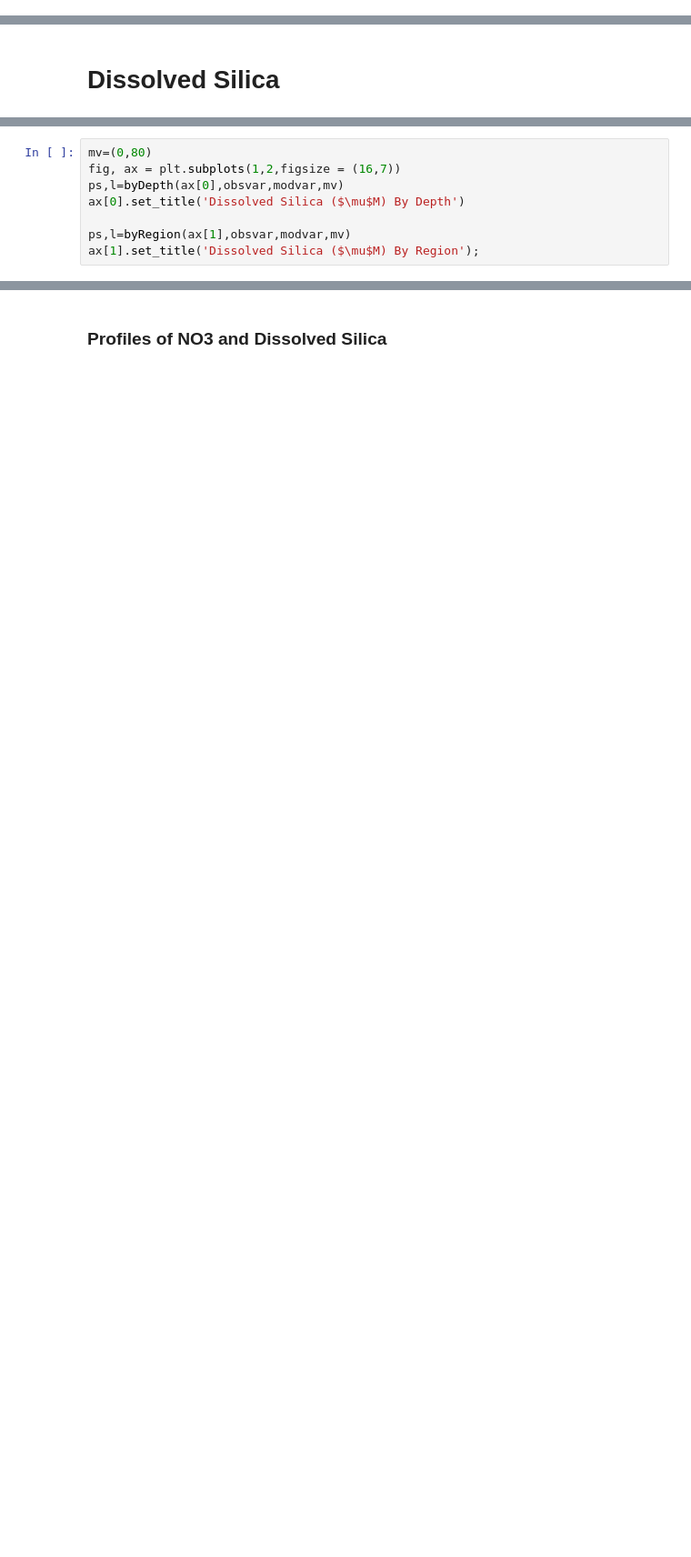
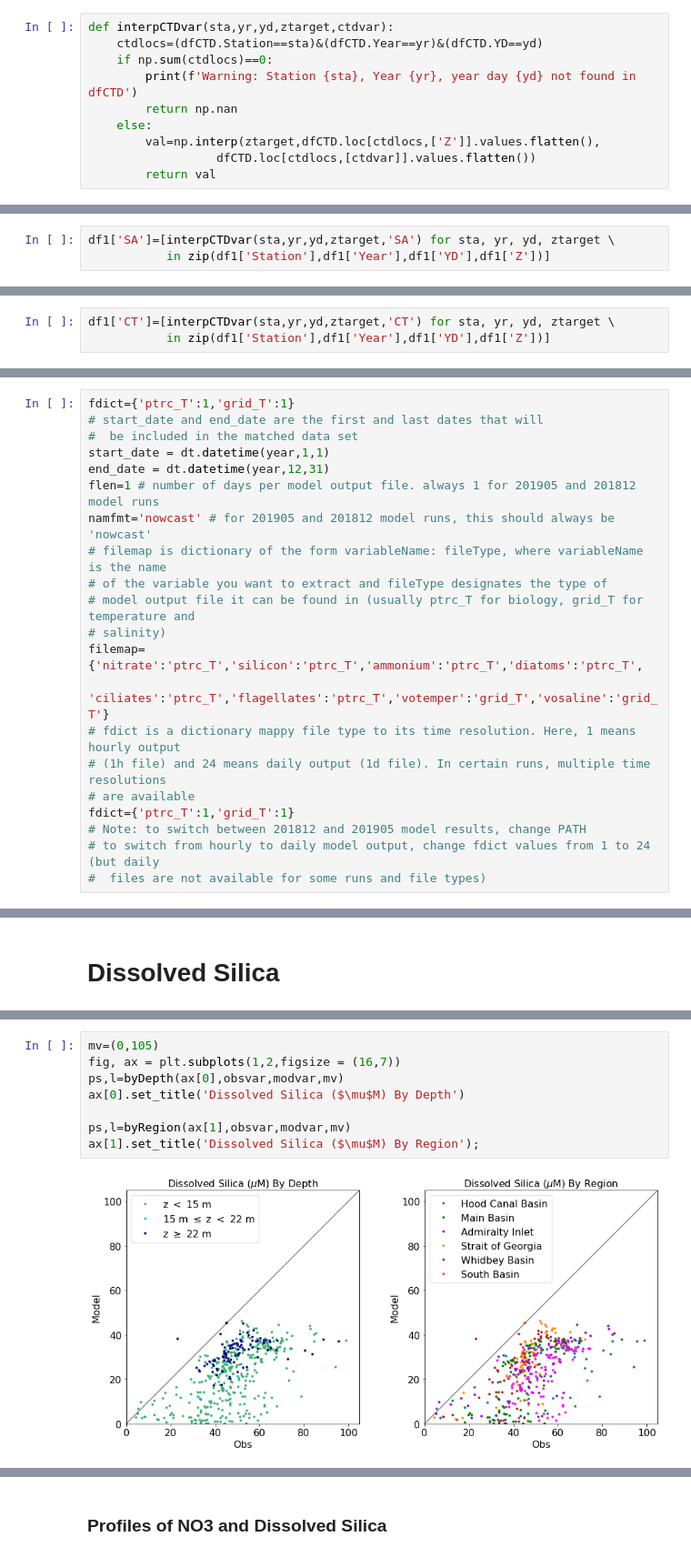
Before and after one commit to SalishSeaCast/analysis-elise-2, a Jupyter notebook: notebooks/bioTuning/HC1905-varvar/Puget_WADE_Example_2009.ipynb, the cells around one changed output, grey strips where cells are left out. Shown at 91% size. Cells and saved outputs as stored; diff of their text form; blank space fills up the shorter version.

```diff
--- a/notebooks/bioTuning/HC1905-varvar/Puget_WADE_Example_2009.ipynb
+++ b/notebooks/bioTuning/HC1905-varvar/Puget_WADE_Example_2009.ipynb
@@ -102,0 +168,10 @@ df1.groupby('Basin')['NO23'].count()
+# %%
+def interpCTDvar(sta,yr,yd,ztarget,ctdvar):
+    ctdlocs=(dfCTD.Station==sta)&(dfCTD.Year==yr)&(dfCTD.YD==yd)
+    if np.sum(ctdlocs)==0:
+        print(f'Warning: Station {sta}, Year {yr}, year day {yd} not found in dfCTD')
+        return np.nan
+    else:
+        val=np.interp(ztarget,dfCTD.loc[ctdlocs,['Z']].values.flatten(),
+                  dfCTD.loc[ctdlocs,[ctdvar]].values.flatten())
+        return val
@@ -102,0 +186,3 @@ df1.groupby('Basin')['NO23'].count()
+# %%
+df1['SA']=[interpCTDvar(sta,yr,yd,ztarget,'SA') for sta, yr, yd, ztarget \
+           in zip(df1['Station'],df1['Year'],df1['YD'],df1['Z'])]
@@ -102,0 +194,3 @@ df1.groupby('Basin')['NO23'].count()
+# %%
+df1['CT']=[interpCTDvar(sta,yr,yd,ztarget,'CT') for sta, yr, yd, ztarget \
+           in zip(df1['Station'],df1['Year'],df1['YD'],df1['Z'])]
@@ -113,2 +204,23 @@ fdict={'ptrc_T':1,'grid_T':1}
+# %%
+fdict={'ptrc_T':1,'grid_T':1}
+# start_date and end_date are the first and last dates that will
+#  be included in the matched data set
+start_date = dt.datetime(year,1,1)
+end_date = dt.datetime(year,12,31)
+flen=1 # number of days per model output file. always 1 for 201905 and 201812 model runs
+namfmt='nowcast' # for 201905 and 201812 model runs, this should always be 'nowcast'
+# filemap is dictionary of the form variableName: fileType, where variableName is the name
+# of the variable you want to extract and fileType designates the type of
+# model output file it can be found in (usually ptrc_T for biology, grid_T for temperature and
+# salinity)
+filemap={'nitrate':'ptrc_T','silicon':'ptrc_T','ammonium':'ptrc_T','diatoms':'ptrc_T',
+         'ciliates':'ptrc_T','flagellates':'ptrc_T','votemper':'grid_T','vosaline':'grid_T'}
+# fdict is a dictionary mappy file type to its time resolution. Here, 1 means hourly output
+# (1h file) and 24 means daily output (1d file). In certain runs, multiple time resolutions
+# are available
+fdict={'ptrc_T':1,'grid_T':1}
+# Note: to switch between 201812 and 201905 model results, change PATH
+# to switch from hourly to daily model output, change fdict values from 1 to 24 (but daily
+#  files are not available for some runs and file types)
 # %%
 data=et.matchData(df1,filemap,fdict,start_date,end_date,'nowcast',PATH,1,quiet=False);
@@ -254,11 +438,13 @@ tbl
 # %%
-mv=(0,80)
+mv=(0,105)
 fig, ax = plt.subplots(1,2,figsize = (16,7))
 ps,l=byDepth(ax[0],obsvar,modvar,mv)
 ax[0].set_title('Dissolved Silica ($\mu$M) By Depth')
 
 ps,l=byRegion(ax[1],obsvar,modvar,mv)
 ax[1].set_title('Dissolved Silica ($\mu$M) By Region');
+# %% [output]
+[figure, added]
 # %%
 fig, ax = plt.subplots(1,4,figsize = (16,3.3))
 bySeason(ax,obsvar,modvar,mv)
```
Also changed, not shown: parts of 40 cells of this notebook, 2 other files.
